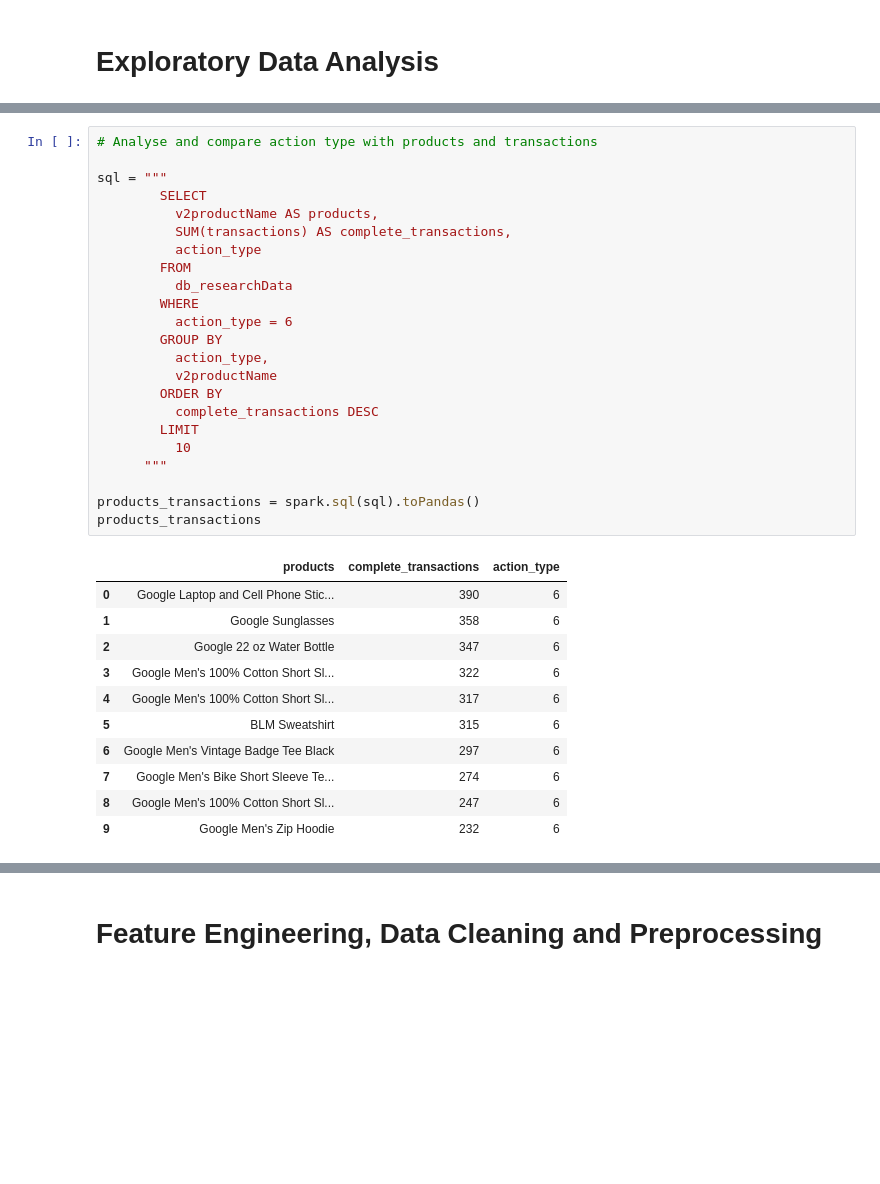
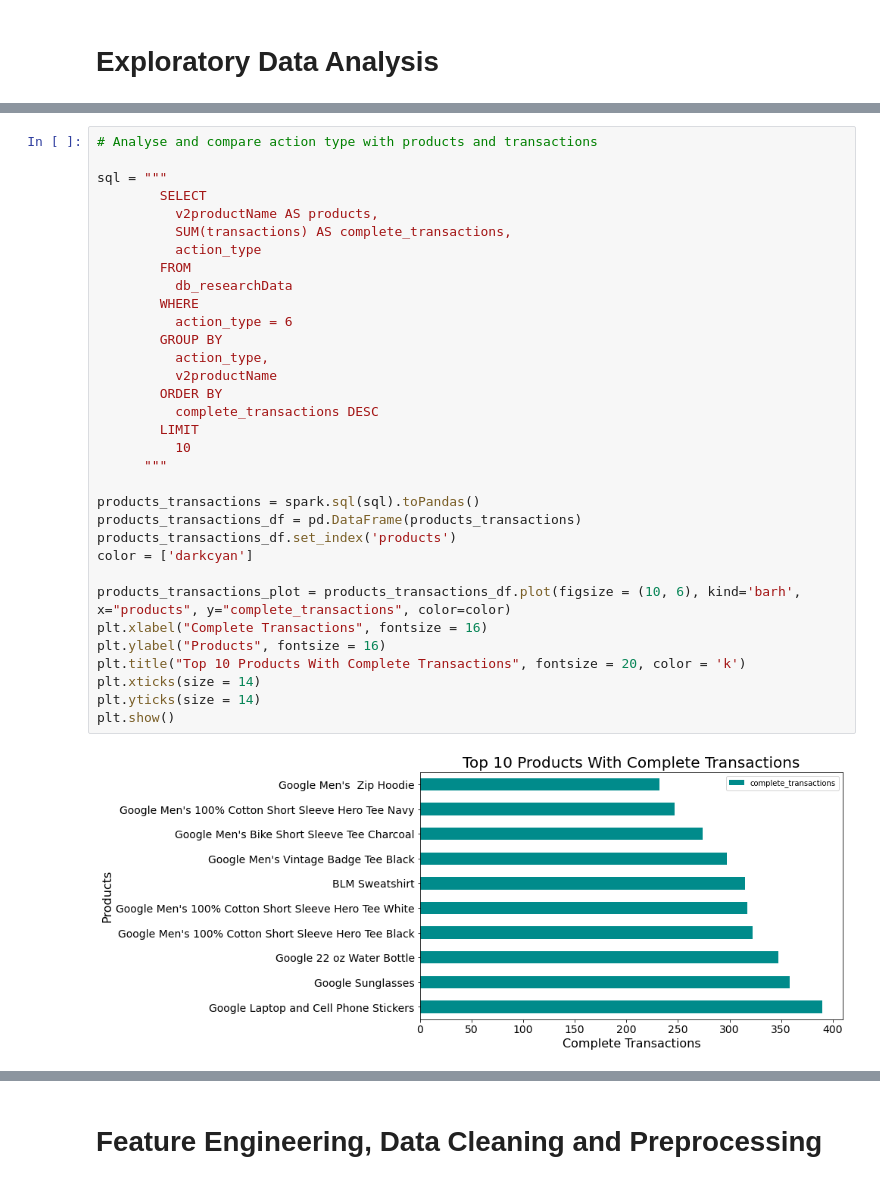
Before and after one commit to Dindera/Analyze, a Jupyter notebook: notebooks/Model Training and Evaluation.ipynb, the cells around one changed output, grey strips where cells are left out. Drawn from its saved outputs; the diff is of its cells as text; blank space fills up the shorter version.

```diff
--- a/notebooks/Model Training and Evaluation.ipynb
+++ b/notebooks/Model Training and Evaluation.ipynb
@@ -157,35 +188,35 @@ plt.show()
 # %%
 # Analyse and compare action type with products and transactions
 
 sql = """
         SELECT
           v2productName AS products,
           SUM(transactions) AS complete_transactions,
           action_type
         FROM
           db_researchData
         WHERE
           action_type = 6
         GROUP BY
           action_type,
           v2productName
         ORDER BY
           complete_transactions DESC
         LIMIT
           10
       """
 
 products_transactions = spark.sql(sql).toPandas()
-products_transactions
+products_transactions_df = pd.DataFrame(products_transactions)
+products_transactions_df.set_index('products')
+color = ['darkcyan']
+
+products_transactions_plot = products_transactions_df.plot(figsize = (10, 6), kind='barh', x="products", y="complete_transactions", color=color)
+plt.xlabel("Complete Transactions", fontsize = 16)
+plt.ylabel("Products", fontsize = 16)
+plt.title("Top 10 Products With Complete Transactions", fontsize = 20, color = 'k')
+plt.xticks(size = 14)
+plt.yticks(size = 14)
+plt.show()
 # %% [output]
-|  | products | complete_transactions | action_type |
-| 0 | Google Laptop and Cell Phone Stic... | 390 | 6 |
-| 1 | Google Sunglasses | 358 | 6 |
-| 2 | Google 22 oz Water Bottle | 347 | 6 |
-| 3 | Google Men's 100% Cotton Short Sl... | 322 | 6 |
-| 4 | Google Men's 100% Cotton Short Sl... | 317 | 6 |
-| 5 | BLM Sweatshirt | 315 | 6 |
-| 6 | Google Men's Vintage Badge Tee Black | 297 | 6 |
-| 7 | Google Men's Bike Short Sleeve Te... | 274 | 6 |
-| 8 | Google Men's 100% Cotton Short Sl... | 247 | 6 |
-| 9 | Google Men's Zip Hoodie | 232 | 6 |
+[figure, added]
```
Also changed, not shown: parts of 15 cells of this notebook, 23 other files.
